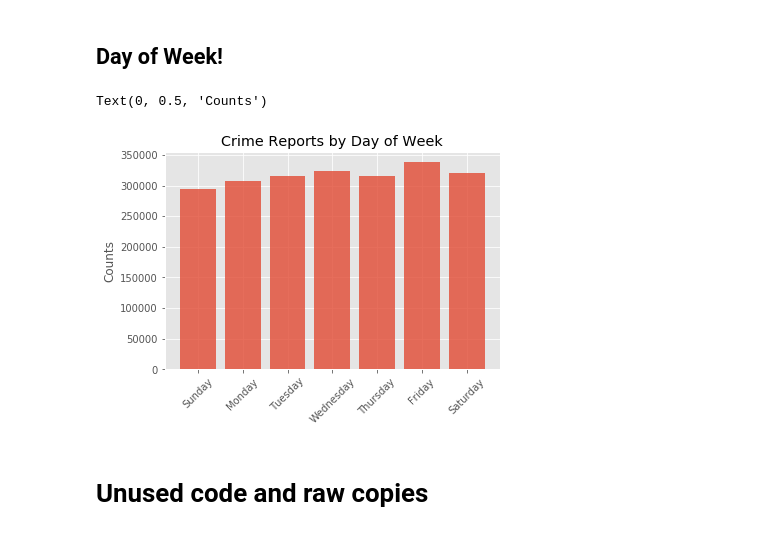
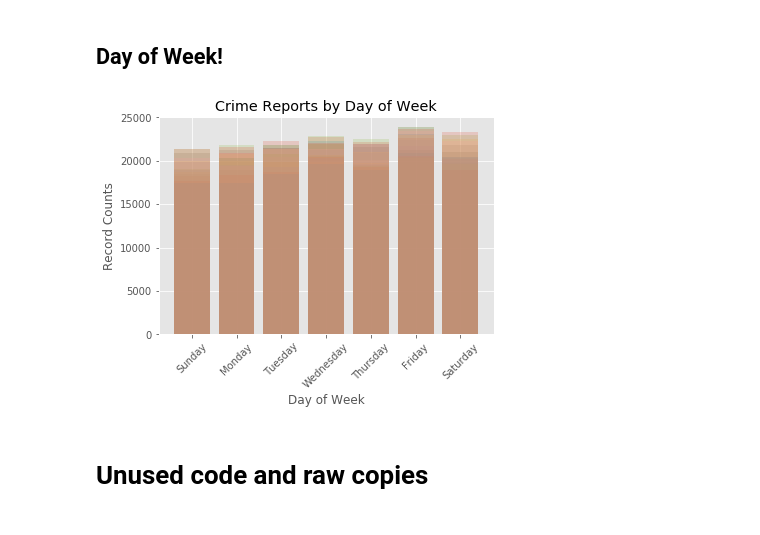
Before and after one commit to mkpetterson/sfcrime, a Jupyter notebook: crime_analysis.ipynb, the cells around one changed output. Saved outputs shown, nothing was run; the diff lists cells and outputs as text; code cells hidden in the pictures.

```diff
--- a/crime_analysis.ipynb
+++ b/crime_analysis.ipynb
@@ -208,20 +262,10 @@ crimetime
 labels = list(crimetime.columns)[1:]
 for i in range(15):
     plt.bar(labels, height=list(crimetime.iloc[i,1:]), alpha=0.2, label=crimetime.iloc[i, 0])
-#plt.bar(labels, height = list(crimetime.iloc[14,1:]), color='red', alpha=0.2, label=crimetime.iloc[14,0])
-#plt.legend()
 plt.title("Crime Reports By Time Of Day")
 plt.xlabel('Hour of Day')
 plt.ylabel('Record Counts')
+plt.savefig('time_of_day.png', dpi=350)
 plt.show()
-
-for i in range(8,15):
-        plt.bar(labels, height=list(crimetime.iloc[i,1:]), alpha=0.2, label=crimetime.iloc[i, 0])
-#plt.bar(labels, height = list(crimetime.iloc[14,1:]), color='red', alpha=0.2, label=crimetime.iloc[14,0])
-plt.legend()
-plt.xlabel('Hour of Day')
-plt.title("Crime Reports By Time Of Day")
-plt.ylabel('Record Counts')
-plt.show()
 # %% [output]
 [figure]
@@ -229,38 +272,26 @@ plt.show()
 # %% [markdown]
 ## Day of Week!
-# %%
-dayofweek = crime.groupby('DayOfWeek').count().sort_values(by='Date', ascending=False)['Date']
-days = ['Sunday', 'Monday', 'Tuesday', 'Wednesday', 'Thursday', 'Friday', 'Saturday']
-nums = [dayofweek[day] for day in days]
-
-plt.bar(days, height=nums, alpha=0.8)
-plt.xticks(rotation=45)
-plt.title("Crime Reports by Day of Week")
-plt.ylabel("Counts")
-
-
-# #plt.bar(crimetime['year'],height=crimetime['0'])
-# labels = list(crimetime.columns)[1:]
-# for i in range(8):
-#     plt.bar(labels, height=list(crimetime.iloc[i,1:]), alpha=0.2, label=crimetime.iloc[i, 0])
-# #plt.bar(labels, height = list(crimetime.iloc[14,1:]), color='red', alpha=0.2, label=crimetime.iloc[14,0])
-# plt.legend()
-# plt.title("Crime Reports By Time Of Day")
-# plt.xlabel('Hour of Day')
-# plt.ylabel('Record Counts')
-# plt.show()
-
-# for i in range(8,15):
-#         plt.bar(labels, height=list(crimetime.iloc[i,1:]), alpha=0.2, label=crimetime.iloc[i, 0])
-# #plt.bar(labels, height = list(crimetime.iloc[14,1:]), color='red', alpha=0.2, label=crimetime.iloc[14,0])
-# plt.legend()
-# plt.xlabel('Hour of Day')
-# plt.title("Crime Reports By Time Of Day")
-# plt.ylabel('Record Counts')
-# plt.show()
-# %% [output]
-Text(0, 0.5, 'Counts')
-[figure, removed]
+# %%
+days = ['Sunday', 'Monday', 'Tuesday', 'Wednesday', 'Thursday', 'Friday', 'Saturday']
+counts = []
+
+for year, data in zip(years, crime_years):
+    dayofweekct = data.groupby('DayOfWeek').count().sort_values(by='Date', ascending=False)['Date']
+    counts.append([dayofweekct[day] for day in days])
+
+counts = pd.DataFrame(np.asarray(counts), columns=days)
+counts['Year'] = years
+
+for i in range(15):
+        plt.bar(days, height=list(counts.iloc[i,:7]), alpha=0.2)
+plt.xlabel('Day of Week')
+plt.xticks(rotation=45)
+plt.title("Crime Reports by Day of Week")
+plt.ylabel('Record Counts')
+plt.savefig(f'dayofweek{0}.png', dpi=350)
+plt.show()
+# %% [output]
+[figure, added]
 # %% [markdown]
 # Unused code and raw copies
 # %%
```
Also changed, not shown: parts of 11 cells of this notebook, 18 other files.
